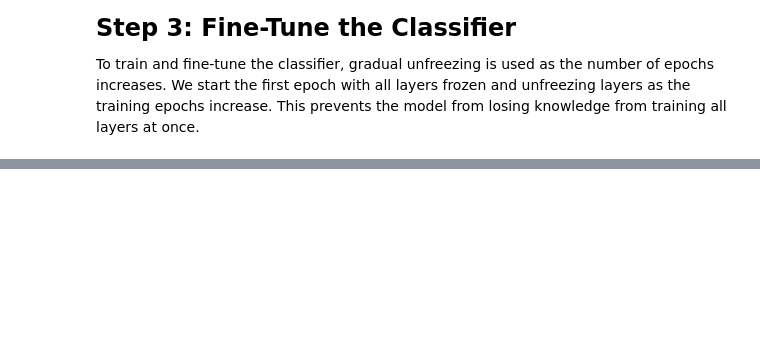
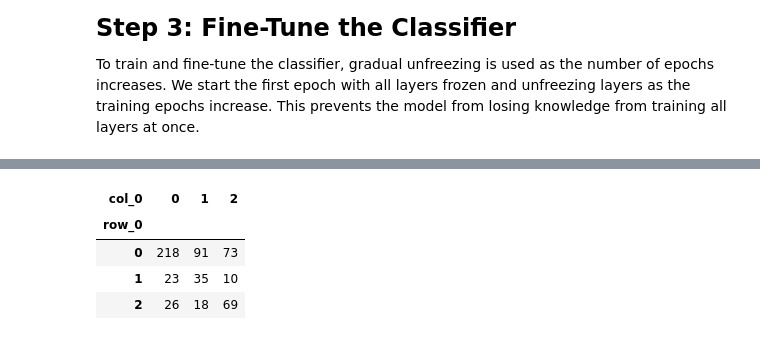
Before and after one commit to blwowski/IS7033, a Jupyter notebook: Transfer_Learning/Transfer_ULMFiT.ipynb, the cells around one changed output, grey strips where cells are left out. Cells and saved outputs as stored; diff of their text form; code cells hidden in the pictures; blank space fills up the shorter version.

```diff
--- a/Transfer_Learning/Transfer_ULMFiT.ipynb
+++ b/Transfer_Learning/Transfer_ULMFiT.ipynb
@@ -215,2 +186,11 @@ KeyboardInterrupt:
 # %%
 ### Get CrossTabs for Predictions and Targets
+preds, targets = learn.get_preds()
+predictions = np.argmax(preds, axis=1)
+pd.crosstab(predictions, targets)
+# %% [output]
+| col_0 | 0 | 1 | 2 |
+| row_0 |  |  |  |
+| 0 | 218 | 91 | 73 |
+| 1 | 23 | 35 | 10 |
+| 2 | 26 | 18 | 69 |
```
Also changed, not shown: parts of 8 cells of this notebook.
